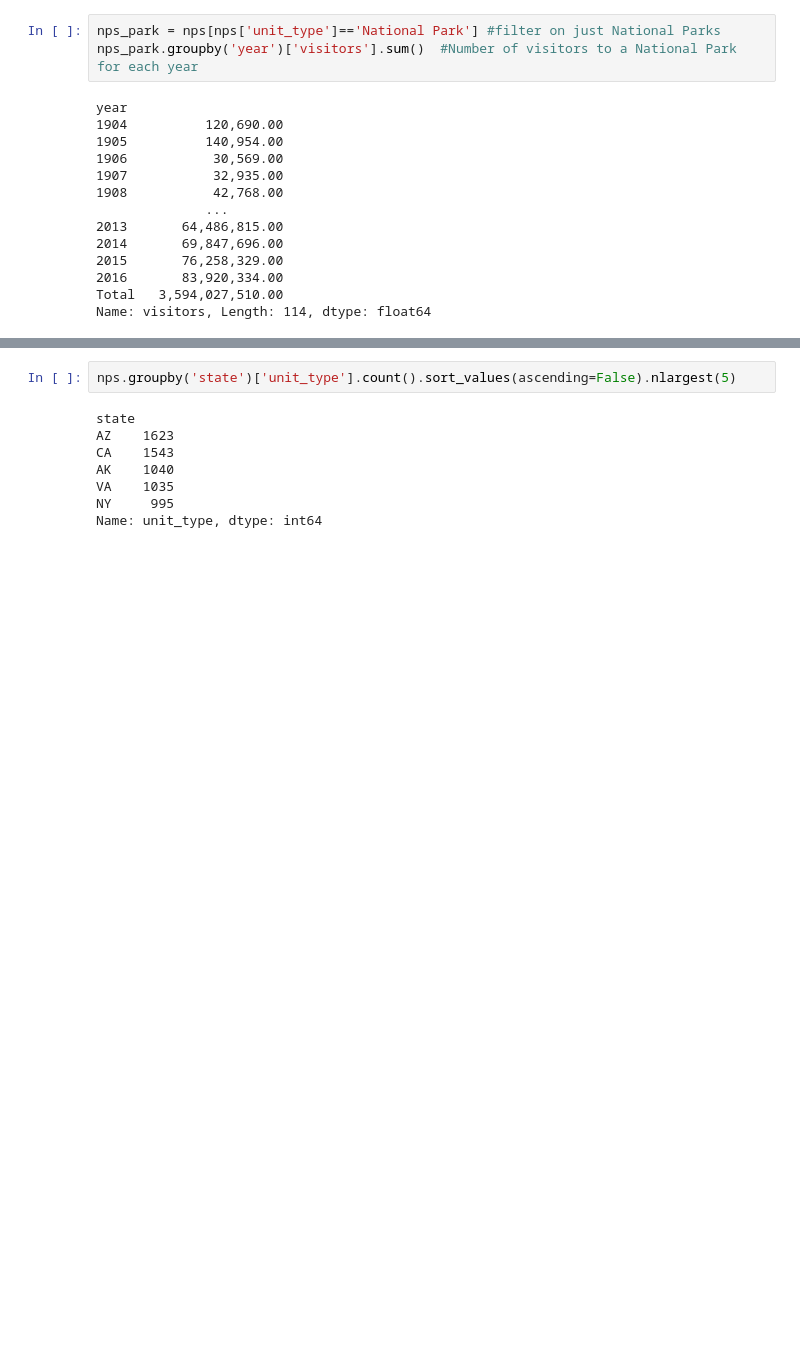
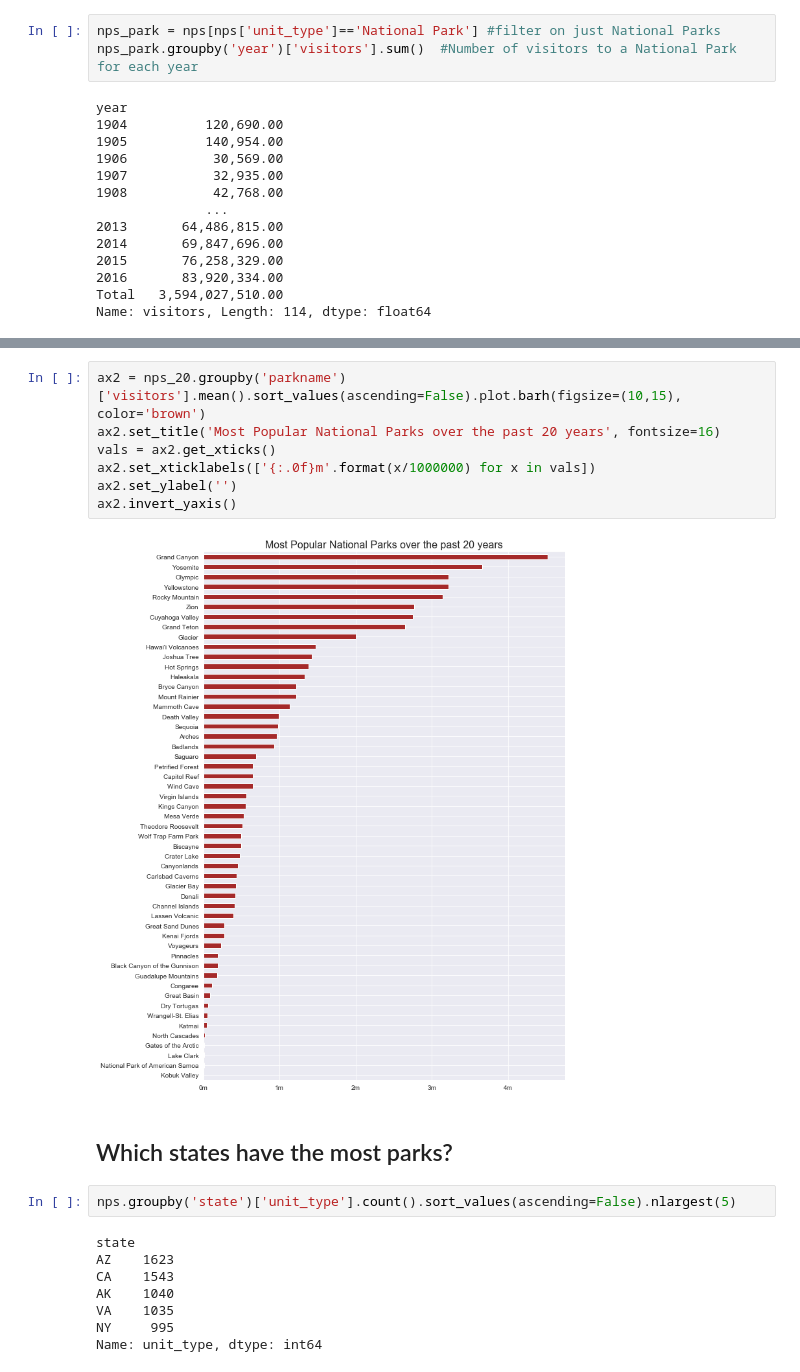
Before and after one commit to blewis49/tidypython, a Jupyter notebook: national_parks.ipynb, the cells around one changed output, grey strips where cells are left out. Cells and saved outputs as stored; diff of their text form; blank space fills up the shorter version.

```diff
--- a/national_parks.ipynb
+++ b/national_parks.ipynb
@@ -169,3 +166,14 @@ nps_park.loc[nps_park.year=='1904',:]
+# %%
+ax2 = nps_20.groupby('parkname')['visitors'].mean().sort_values(ascending=False).plot.barh(figsize=(10,15), color='brown')
+ax2.set_title('Most Popular National Parks over the past 20 years', fontsize=16)
+vals = ax2.get_xticks()
+ax2.set_xticklabels(['{:.0f}m'.format(x/1000000) for x in vals])
+ax2.set_ylabel('')
+ax2.invert_yaxis()
+# %% [output]
+[figure, added]
+# %% [markdown]
+## Which states have the most parks?
 # %%
 nps.groupby('state')['unit_type'].count().sort_values(ascending=False).nlargest(5)
 # %% [output]
```
Also changed, not shown: parts of 10 cells of this notebook.
